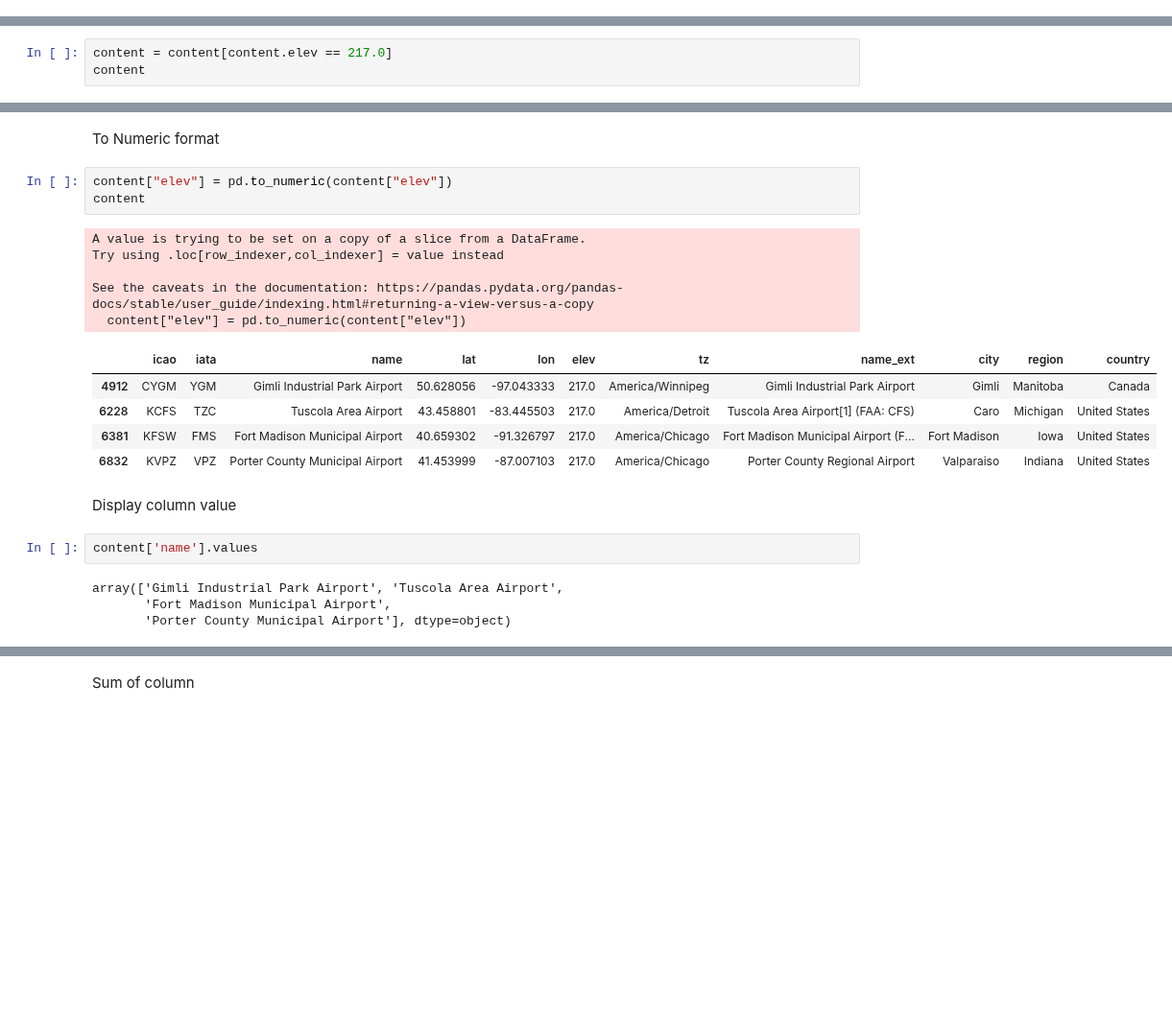
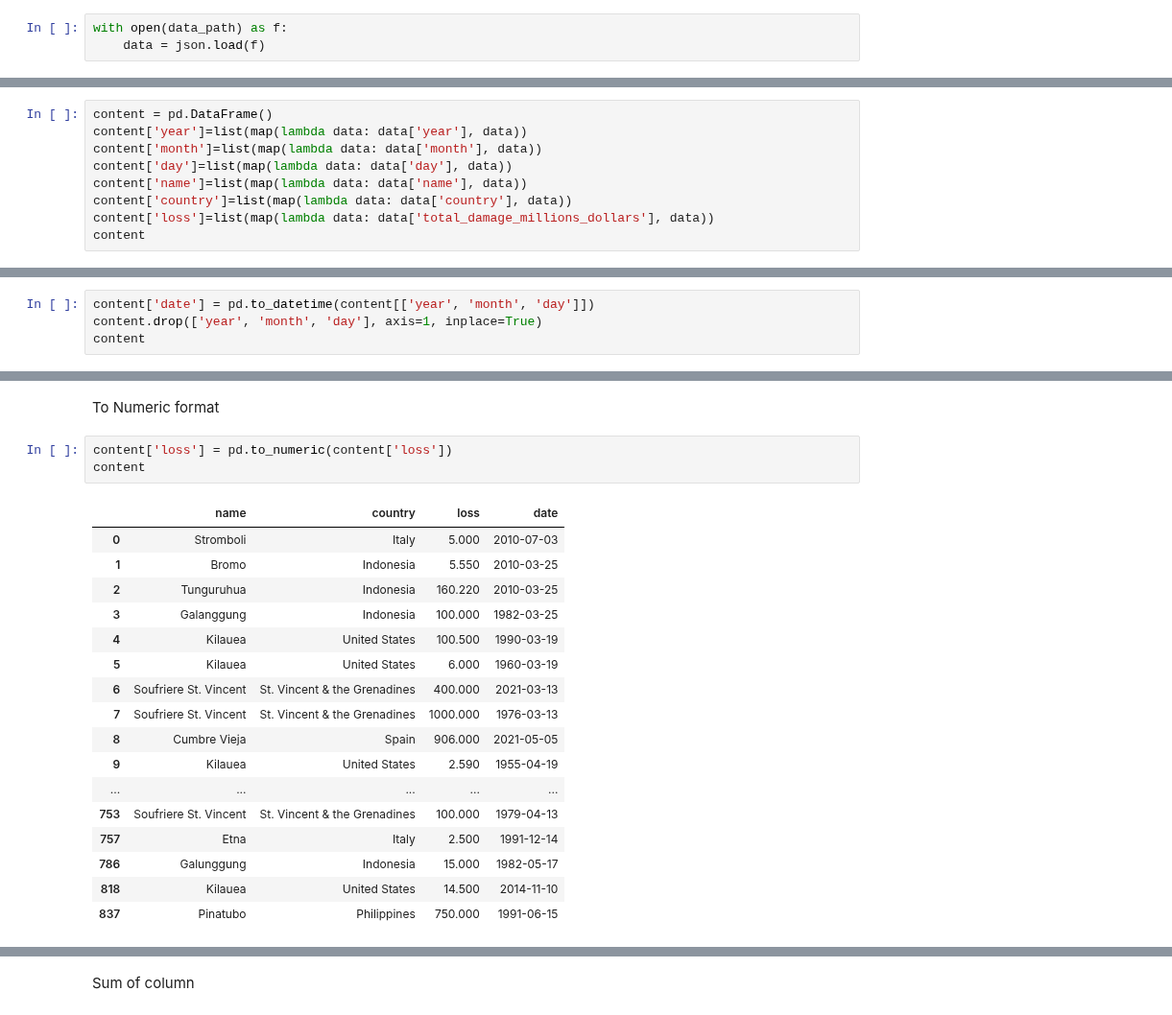
Before and after one commit to Datavizcowboy/PythonDatavizToolbox, a Jupyter notebook: Notebooks/01-Data_Structures/03-Pandas_Numerical_Filtering_Cleaning.ipynb, the cells around one changed output, grey strips where cells are left out. Shown at 96% size. Drawn from its saved outputs; the diff is of its cells as text; blank space fills up the shorter version.

Commit message:
Proper numerical pandas filtering

```diff
--- a/Notebooks/01-Data_Structures/03-Pandas_Numerical_Filtering_Cleaning.ipynb
+++ b/Notebooks/01-Data_Structures/03-Pandas_Numerical_Filtering_Cleaning.ipynb
@@ -30,0 +18,3 @@ content
+# %%
+with open(data_path) as f:
+    data = json.load(f)
@@ -30,0 +23,9 @@ content
+# %%
+content = pd.DataFrame()
+content['year']=list(map(lambda data: data['year'], data))
+content['month']=list(map(lambda data: data['month'], data))
+content['day']=list(map(lambda data: data['day'], data))
+content['name']=list(map(lambda data: data['name'], data))
+content['country']=list(map(lambda data: data['country'], data))
+content['loss']=list(map(lambda data: data['total_damage_millions_dollars'], data))
+content
@@ -31,5 +46,2 @@ content
 # %% [markdown]
 The original CSV file is structured as a dataframe with the corresponding categories
-# %%
-content = content[content.elev == 217.0]
-content
@@ -60,0 +69,4 @@ Dropping by category
+# %%
+content['date'] = pd.to_datetime(content[['year', 'month', 'day']])
+content.drop(['year', 'month', 'day'], axis=1, inplace=True)
+content
@@ -61,24 +91,23 @@ Dropping by category
 # %% [markdown]
 To Numeric format
 # %%
-content["elev"] = pd.to_numeric(content["elev"])
+content['loss'] = pd.to_numeric(content['loss'])
 content
 # %% [output]
-A value is trying to be set on a copy of a slice from a DataFrame.
-Try using .loc[row_indexer,col_indexer] = value instead
-
-See the caveats in the documentation: https://pandas.pydata.org/pandas-docs/stable/user_guide/indexing.html#returning-a-view-versus-a-copy
-  content["elev"] = pd.to_numeric(content["elev"])
-|  | icao | iata | name | lat | lon | elev | tz | name_ext | city | region | country |
-| 4912 | CYGM | YGM | Gimli Industrial Park Airport | 50.628056 | -97.043333 | 217.0 | America/Winnipeg | Gimli Industrial Park Airport | Gimli | Manitoba | Canada |
-| 6228 | KCFS | TZC | Tuscola Area Airport | 43.458801 | -83.445503 | 217.0 | America/Detroit | Tuscola Area Airport[1] (FAA: CFS) | Caro | Michigan | United States |
-| 6381 | KFSW | FMS | Fort Madison Municipal Airport | 40.659302 | -91.326797 | 217.0 | America/Chicago | Fort Madison Municipal Airport (F... | Fort Madison | Iowa | United States |
-| 6832 | KVPZ | VPZ | Porter County Municipal Airport | 41.453999 | -87.007103 | 217.0 | America/Chicago | Porter County Regional Airport | Valparaiso | Indiana | United States |
+|  | name | country | loss | date |
+| 0 | Stromboli | Italy | 5.000 | 2010-07-03 |
+| 1 | Bromo | Indonesia | 5.550 | 2010-03-25 |
+| 2 | Tunguruhua | Indonesia | 160.220 | 2010-03-25 |
+| 3 | Galanggung | Indonesia | 100.000 | 1982-03-25 |
+| 4 | Kilauea | United States | 100.500 | 1990-03-19 |
+| 5 | Kilauea | United States | 6.000 | 1960-03-19 |
+| 6 | Soufriere St. Vincent | St. Vincent & the Grenadines | 400.000 | 2021-03-13 |
+| 7 | Soufriere St. Vincent | St. Vincent & the Grenadines | 1000.000 | 1976-03-13 |
+| 8 | Cumbre Vieja | Spain | 906.000 | 2021-05-05 |
+| 9 | Kilauea | United States | 2.590 | 1955-04-19 |
+| ... | ... | ... | ... | ... |
+| 753 | Soufriere St. Vincent | St. Vincent & the Grenadines | 100.000 | 1979-04-13 |
+| 757 | Etna | Italy | 2.500 | 1991-12-14 |
+| 786 | Galunggung | Indonesia | 15.000 | 1982-05-17 |
+| 818 | Kilauea | United States | 14.500 | 2014-11-10 |
+| 837 | Pinatubo | Philippines | 750.000 | 1991-06-15 |
-# %% [markdown]
-Display column value
-# %%
-content['name'].values
-# %% [output]
-array(['Gimli Industrial Park Airport', 'Tuscola Area Airport',
-       'Fort Madison Municipal Airport',
-       'Porter County Municipal Airport'], dtype=object)
```
Also changed, not shown: parts of 52 cells of this notebook, 18 other files.
